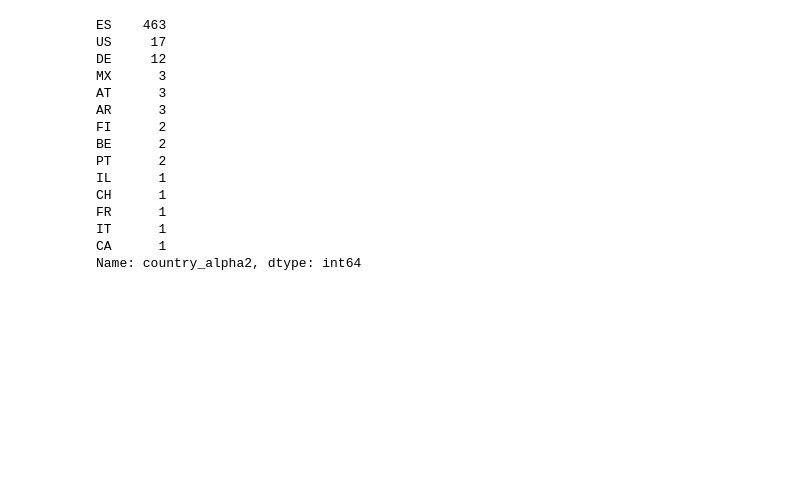
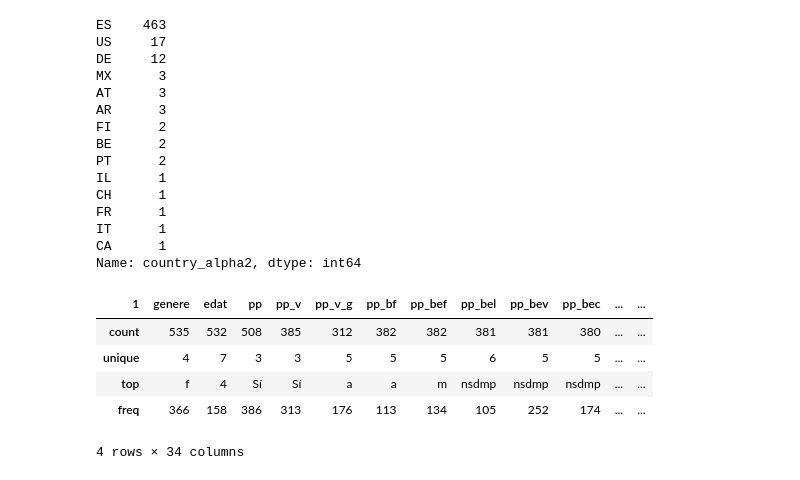
Before and after one commit to oriolmp/TFG_Fisica, a Jupyter notebook: TFG_Oriol_Notebook.ipynb, the cells around one changed output. Drawn from its saved outputs; the diff is of its cells as text; code cells hidden in the pictures; blank space fills up the shorter version.

```diff
--- a/TFG_Oriol_Notebook.ipynb
+++ b/TFG_Oriol_Notebook.ipynb
@@ -109,3 +123,12 @@ FR      1
 IT      1
 CA      1
 Name: country_alpha2, dtype: int64
+# %%
+df_sociodem.describe()
+# %% [output]
+| 1 | genere | edat | pp | pp_v | pp_v_g | pp_bf | pp_bef | pp_bel | pp_bev | pp_bec | ... | ... |
+| count | 535 | 532 | 508 | 385 | 312 | 382 | 382 | 381 | 381 | 380 | ... | ... |
+| unique | 4 | 7 | 3 | 3 | 5 | 5 | 5 | 6 | 5 | 5 | ... | ... |
+| top | f | 4 | Sí | Sí | a | a | m | nsdmp | nsdmp | nsdmp | ... | ... |
+| freq | 366 | 158 | 386 | 313 | 176 | 113 | 134 | 105 | 252 | 174 | ... | ... |
+4 rows × 34 columns
```
Also changed, not shown: parts of 3 cells of this notebook, 2 other files.
